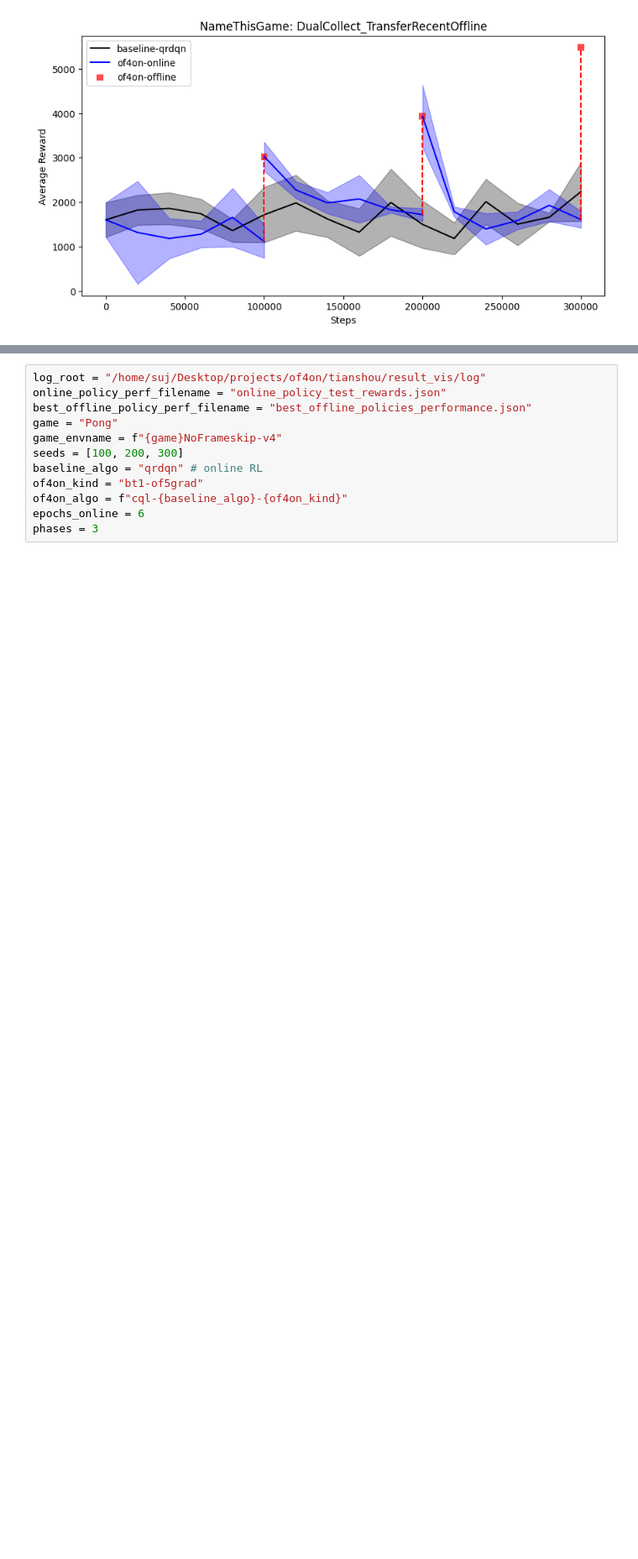
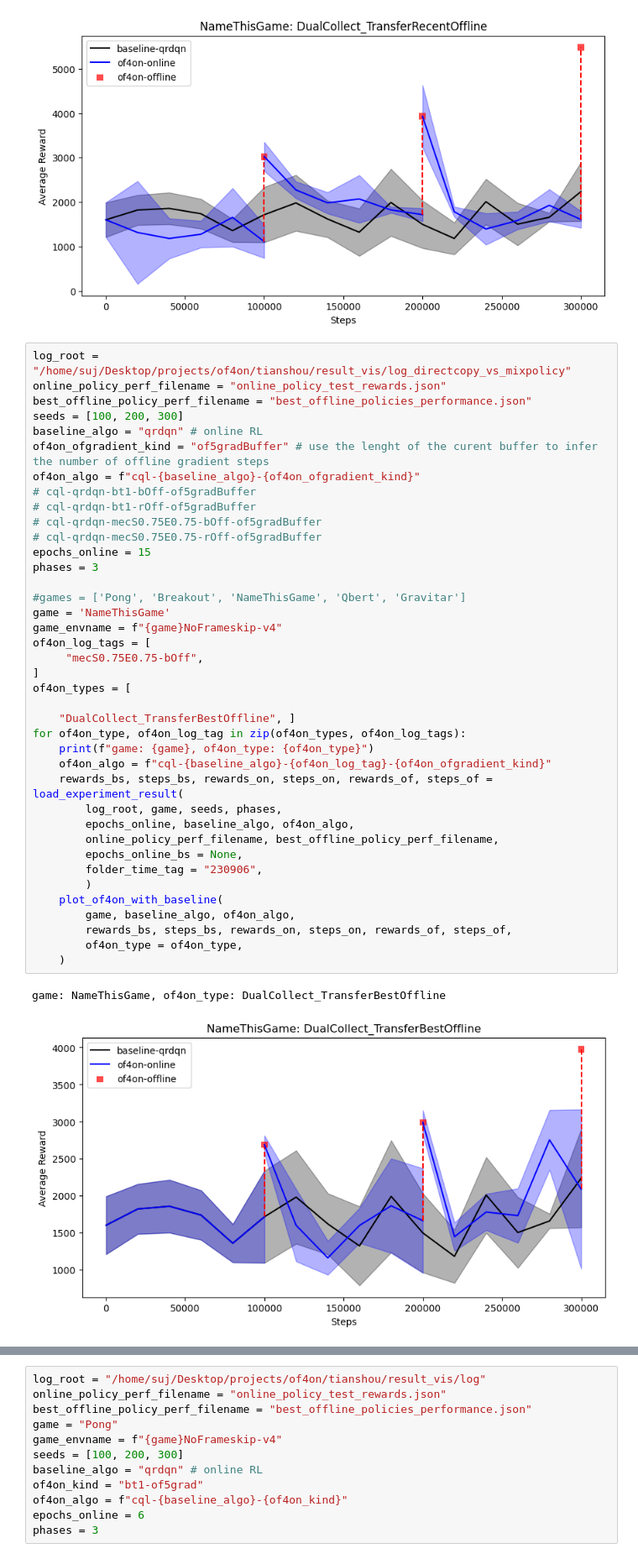
Before and after one commit to oceank/tianshou, a Jupyter notebook: result_vis/result_plot.ipynb, the cells around one changed output, grey strips where cells are left out. Shown at 84% size. Saved outputs shown, nothing was run; the diff lists cells and outputs as text; blank space fills up the shorter version.

Commit message:
update experiment results to result_plot.ipynb

```diff
--- a/result_vis/result_plot.ipynb
+++ b/result_vis/result_plot.ipynb
@@ -395,6 +395,48 @@ game: NameThisGame, of4on_type: DualCollect_TransferRecentOffline
 [figure]
 [figure]
 [figure]
+# %%
+log_root = "/home/suj/Desktop/projects/of4on/tianshou/result_vis/log_directcopy_vs_mixpolicy"
+online_policy_perf_filename = "online_policy_test_rewards.json"
+best_offline_policy_perf_filename = "best_offline_policies_performance.json"
+seeds = [100, 200, 300]
+baseline_algo = "qrdqn" # online RL
+of4on_ofgradient_kind = "of5gradBuffer" # use the lenght of the curent buffer to infer the number of offline gradient steps
+of4on_algo = f"cql-{baseline_algo}-{of4on_ofgradient_kind}"
+# cql-qrdqn-bt1-bOff-of5gradBuffer
+# cql-qrdqn-bt1-rOff-of5gradBuffer
+# cql-qrdqn-mecS0.75E0.75-bOff-of5gradBuffer
+# cql-qrdqn-mecS0.75E0.75-rOff-of5gradBuffer
+epochs_online = 15
+phases = 3
+
+#games = ['Pong', 'Breakout', 'NameThisGame', 'Qbert', 'Gravitar']
+game = 'NameThisGame'
+game_envname = f"{game}NoFrameskip-v4"
+of4on_log_tags = [
+     "mecS0.75E0.75-bOff",
+]
+of4on_types = [
+
+    "DualCollect_TransferBestOffline", ]
+for of4on_type, of4on_log_tag in zip(of4on_types, of4on_log_tags):
+    print(f"game: {game}, of4on_type: {of4on_type}")
+    of4on_algo = f"cql-{baseline_algo}-{of4on_log_tag}-{of4on_ofgradient_kind}"
+    rewards_bs, steps_bs, rewards_on, steps_on, rewards_of, steps_of = load_experiment_result(
+        log_root, game, seeds, phases,
+        epochs_online, baseline_algo, of4on_algo,
+        online_policy_perf_filename, best_offline_policy_perf_filename,
+        epochs_online_bs = None,
+        folder_time_tag = "230906",
+        )
+    plot_of4on_with_baseline(
+        game, baseline_algo, of4on_algo,
+        rewards_bs, steps_bs, rewards_on, steps_on, rewards_of, steps_of,
+        of4on_type = of4on_type,
+    )
+# %% [output]
+game: NameThisGame, of4on_type: DualCollect_TransferBestOffline
+[figure, added]
 # %%
 #230903-01, 230903-04, 230903-05
 log_root = "/home/jsu/Desktop/Projects/Offline4Online/tianshou/result_vis/log"
```
